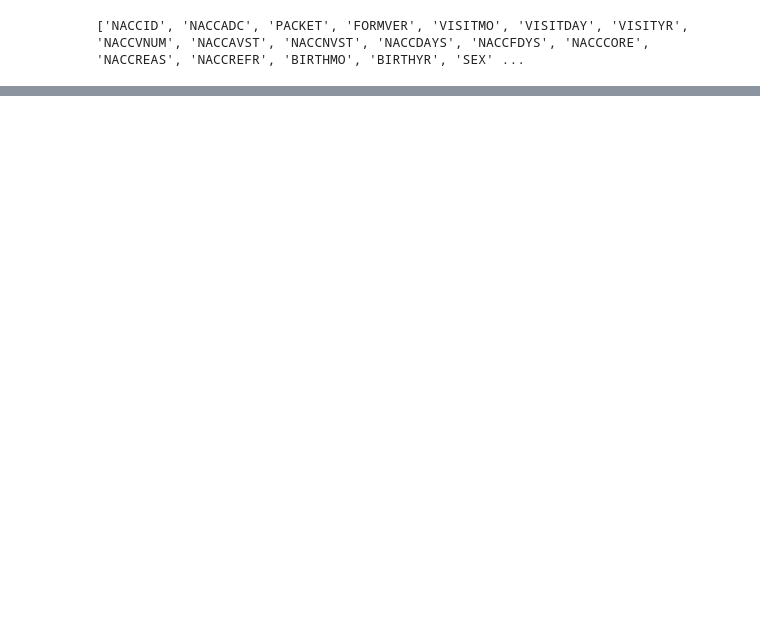
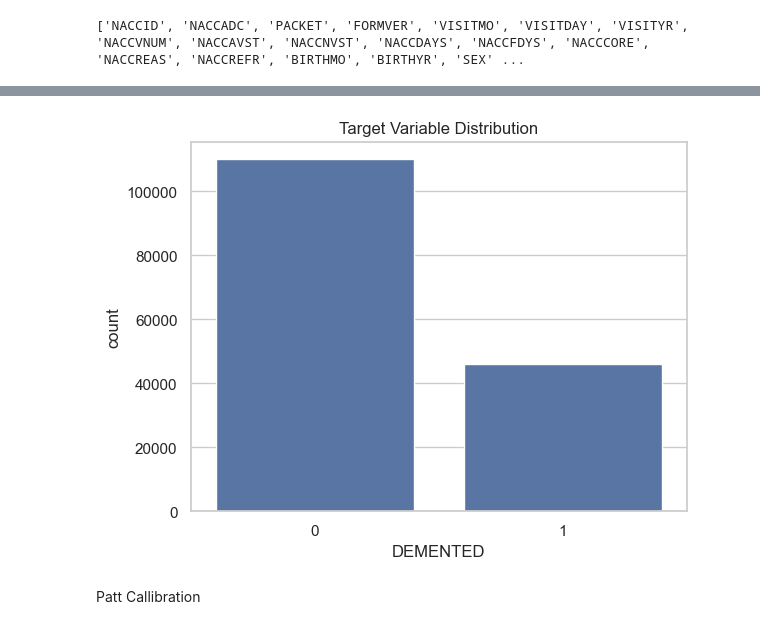
Before and after one commit to MrRaveen/Dimensia-Model, a Jupyter notebook: Demensia.ipynb, the cells around one changed output, grey strips where cells are left out. Saved outputs shown, nothing was run; the diff lists cells and outputs as text; code cells hidden in the pictures; blank space fills up the shorter version.

```diff
--- a/Demensia.ipynb
+++ b/Demensia.ipynb
@@ -197,0 +525,10 @@ weighted avg       0.99      0.99      0.99     39040
+# %%
+y_train_series = pd.Series(y_train.squeeze())
+
+sns.countplot(x=y_train_series)
+plt.title("Target Variable Distribution")
+plt.show()
+# %% [output]
+[figure, added]
+# %% [markdown]
+Patt Callibration
```
Also changed, not shown: parts of 44 cells of this notebook, 6 other files.
